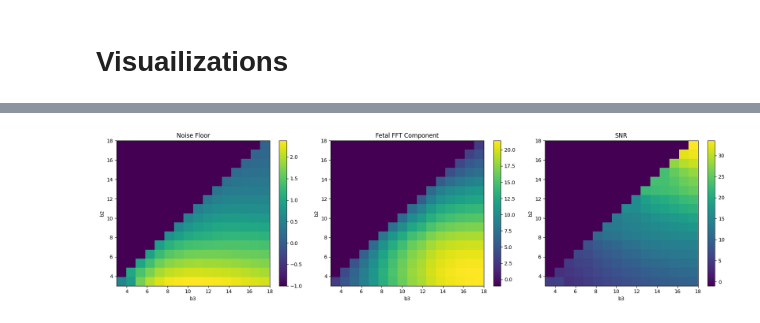
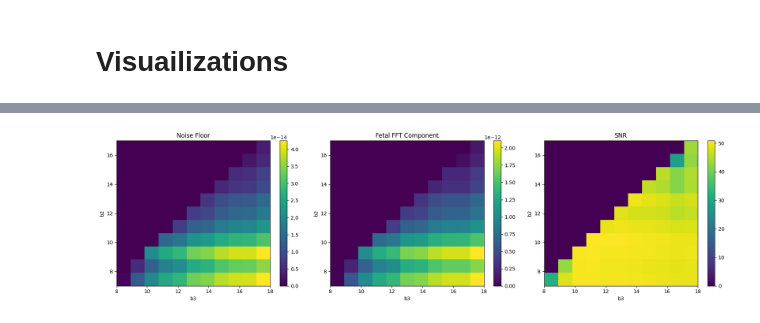
Before and after one commit to RishadR/joint_tof_opt, a Jupyter notebook: visual_debug/liu_optimization.ipynb, the cells around one changed output, grey strips where cells are left out. Saved outputs shown, nothing was run; the diff lists cells and outputs as text; code cells hidden in the pictures.

```diff
--- a/visual_debug/liu_optimization.ipynb
+++ b/visual_debug/liu_optimization.ipynb
@@ -18,11 +18,11 @@ from pathlib import Path
 import matplotlib.pyplot as plt
 from joint_tof_opt import get_named_moment_module
 
-tof_dataset_path = Path("../data/generated_tof_set_experiment_0000.npz")
-measurand = "abs"
+tof_dataset_path = Path("../data/generated_tof_set_experiment_0004.npz")
+measurand = "m1"
 harmonic_count = 2
-fhr_hw = 0.1
-normalize_window = True
+fhr_hw = 0.5
+normalize_window = False
 
 ## Data Loading
 data = np.load(tof_dataset_path)
@@ -41,13 +41,13 @@ if isinstance(measurand, str):
 else:
     moment_calculator = measurand
 
-fetal_bin = int(fetal_f / (sampling_rate / 2 / num_timepoints))
-maternal_bin = int(maternal_f / (sampling_rate / 2 / num_timepoints))
+fetal_bin = int(fetal_f / (sampling_rate / num_timepoints))
+maternal_bin = int(maternal_f / (sampling_rate / num_timepoints))
 fetal_bins = []
 for h in range(1, harmonic_count + 1):
-    width_int_in_bins = int(fhr_hw / (sampling_rate / 2 / num_timepoints))
-    left_edge = max(fetal_bin - h * width_int_in_bins, 0)
-    right_edge = min(fetal_bin + h * width_int_in_bins, num_timepoints // 2)
+    width_int_in_bins = int(fhr_hw / (sampling_rate / num_timepoints))
+    left_edge = max(h * fetal_bin - width_int_in_bins, 0)
+    right_edge = min(h * fetal_bin + width_int_in_bins, num_timepoints // 2 + 1)
     fetal_bins.extend(list(range(left_edge, right_edge + 1)))
 
 # Step 1: Find bmax
@@ -62,10 +62,10 @@ for b in range(bmax + 1, num_bins):
         b0 = b
         break
 bf = num_bins - 1 # bin where counts fall to 10% of max
-# for b in range(num_bins - 1, bmax, -1):
-#     if average_dtof[b] <= half_max_value * 0.1:
-#         bf = b
-#         break
+for b in range(num_bins - 1, bmax, -1):
+    if average_dtof[b] <= half_max_value * 0.1:
+        bf = b
+        break
 
 # Step 3: Nested loop over (b2, b3)
 measurand_fft_dict = {}
@@ -75,16 +75,18 @@ snr_dict = {}
 
 best_snr = 0.0
 best_window = None
-for b2 in range(bmax, bf):
+best_b2 = bmax
+best_b3 = bf
+for b2 in range(b0, bf):
 # for b2 in range(b0, bf):
-    for b3 in range(b2, bf):    # Inclusive
+    for b3 in range(b2 + 1, bf):    # Inclusive
         # Create rectangular window
         window = torch.zeros(num_bins, dtype=torch.float32)
         window[b2 : b3 + 1] = 1.0
-        window /= torch.norm(window, 2)  # Normalize window
         measurand_series = moment_calculator(window)
         measurand_series = measurand_series - torch.mean(measurand_series)  # Detrend
         measurand_fft = torch.fft.rfft(measurand_series)
+        fft_freqs = torch.fft.rfftfreq(len(measurand_series), d=1.0 / sampling_rate)
         fetal_fft_component = float(measurand_fft[fetal_bins].abs().sum().item())
         # Compute noise floor using MAD
         # measurand_fft_without_excluded = measurand_fft[bins_to_include]
@@ -97,7 +99,9 @@ for b2 in range(bmax, bf):
         snr = fetal_fft_component / noise_floor
         if snr > best_snr:
             best_snr = snr
-            best_window = window.clone()  # Clone this so we don't point to the changing tensor
+            best_window = window.clone()
+            best_b2 = b2
+            best_b3 = b3
 
         # Logging for analysis
         measurand_fft_dict[(b2, b3)] = measurand_fft.clone()
@@ -131,32 +156,32 @@ b3_vals = sorted(set([c[1] for c in coords]))
 def fill_grids(b2_vals, b3_vals, *dicts):
     """Fill grids from dictionaries with (b2, b3) keys."""
     grids = []
     for d in dicts:
-        grid = np.full((len(b2_vals), len(b3_vals)), -1.0)
+        grid = np.full((len(b2_vals), len(b3_vals)), 0.0)
         for (b2, b3), value in d.items():
             i = b2_vals.index(b2)
             j = b3_vals.index(b3)
             grid[i, j] = value
         grids.append(grid)
     return grids
 
 # Fill in the grids using the function
 noise_floor_grid, fetal_fft_grid, snr_grid = fill_grids(
     b2_vals, b3_vals,
     noise_floor_dict,
     fetal_fft_component_dict,
     snr_dict
 )
 grids = [noise_floor_grid, fetal_fft_grid, snr_grid]
 titles = ['Noise Floor', 'Fetal FFT Component', 'SNR']
 for ax, grid, title in zip(axes, grids, titles):
     im = ax.imshow(grid, aspect='auto', origin='lower', extent=[b3_vals[0], b3_vals[-1], b2_vals[0], b2_vals[-1]])
     ax.set_xlabel('b3')
     ax.set_ylabel('b2')
     ax.set_title(title)
     plt.colorbar(im, ax=ax)
 
 plt.tight_layout()
 plt.show()
 # %% [output]
-[figure, old version]
+[figure, new version]
```
Also changed, not shown: parts of 2 cells of this notebook, 2 other files.
